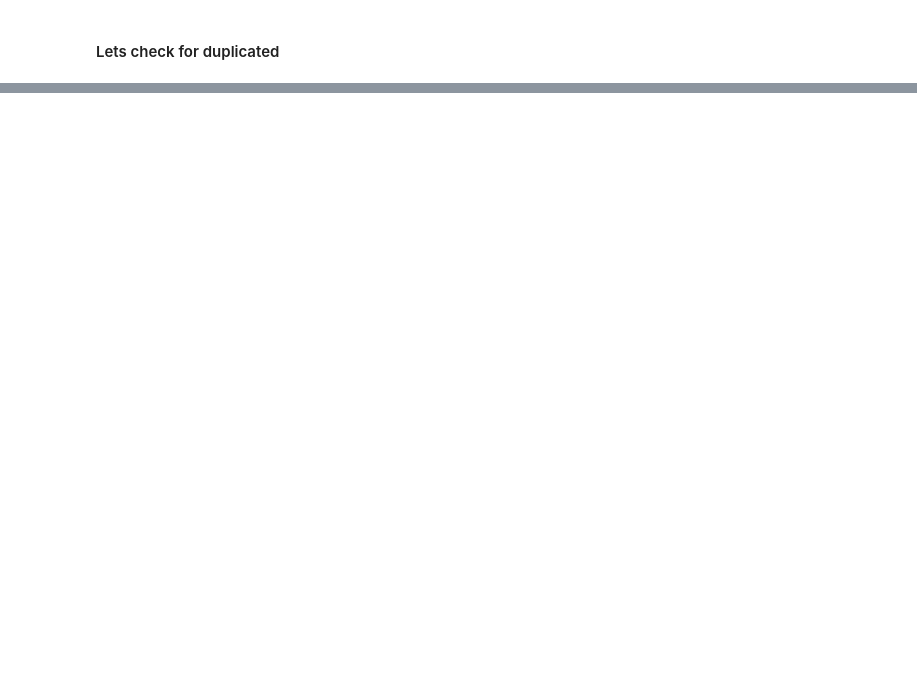
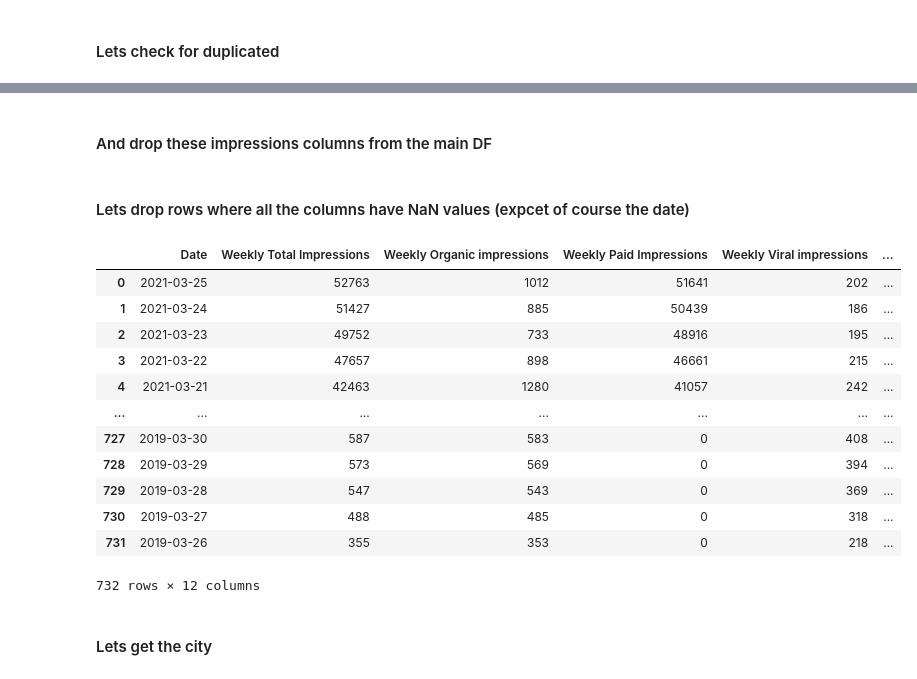
Before and after one commit to BrunaClo/Refyld, a Jupyter notebook: Refyld.ipynb, the cells around one changed output, grey strips where cells are left out. Drawn from its saved outputs; the diff is of its cells as text; code cells hidden in the pictures; blank space fills up the shorter version.

Commit message:
Seperate some columns

```diff
--- a/Refyld.ipynb
+++ b/Refyld.ipynb
@@ -142,0 +241,35 @@ df.shape[1] - (df_day.shape[1] + df_week.shape[1] + df_month.shape[1])
+# %%
+df_week_imp, cols_impression = get_impressions(df_week)
+# %% [markdown]
+#### And drop these impressions columns from the main DF
+# %%
+df_week_imp[cols_impression] = df_week_imp[cols_impression].astype(int)
+# %% [markdown]
+#### Lets drop rows where all the columns have NaN values (expcet of course the date)
+# %%
+def drop_full_null_rows(x):
+    x = x.T
+    for i in x:
+        if x[i].isnull().sum() == x.shape[0]-1 :
+            x.drop(i, axis = 1, inplace=True)
+    return x.T
+# %%
+df_week_imp = drop_full_null_rows(df_week_imp)
+# %%
+df_week_imp
+# %% [output]
+|  | Date | Weekly Total Impressions | Weekly Organic impressions | Weekly Paid Impressions | Weekly Viral impressions | ... |
+| 0 | 2021-03-25 | 52763 | 1012 | 51641 | 202 | ... |
+| 1 | 2021-03-24 | 51427 | 885 | 50439 | 186 | ... |
+| 2 | 2021-03-23 | 49752 | 733 | 48916 | 195 | ... |
+| 3 | 2021-03-22 | 47657 | 898 | 46661 | 215 | ... |
+| 4 | 2021-03-21 | 42463 | 1280 | 41057 | 242 | ... |
+| ... | ... | ... | ... | ... | ... | ... |
+| 727 | 2019-03-30 | 587 | 583 | 0 | 408 | ... |
+| 728 | 2019-03-29 | 573 | 569 | 0 | 394 | ... |
+| 729 | 2019-03-28 | 547 | 543 | 0 | 369 | ... |
+| 730 | 2019-03-27 | 488 | 485 | 0 | 318 | ... |
+| 731 | 2019-03-26 | 355 | 353 | 0 | 218 | ... |
+732 rows × 12 columns
+# %% [markdown]
+#### Lets get the city
```
Also changed, not shown: parts of 72 cells of this notebook.
